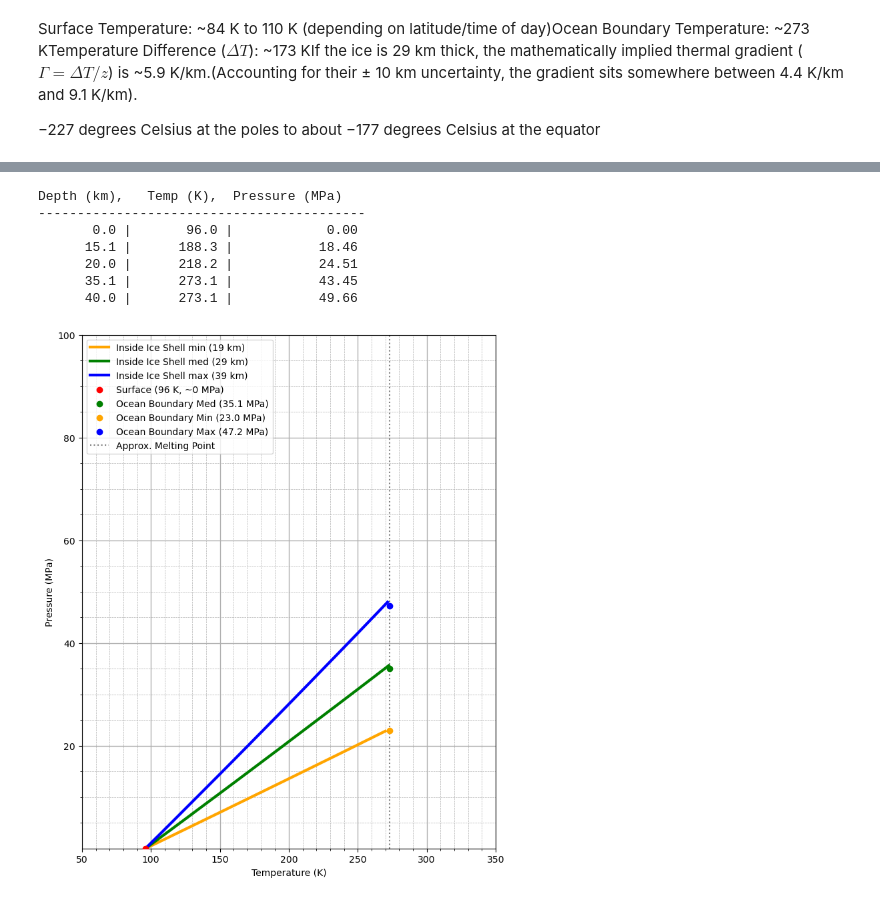
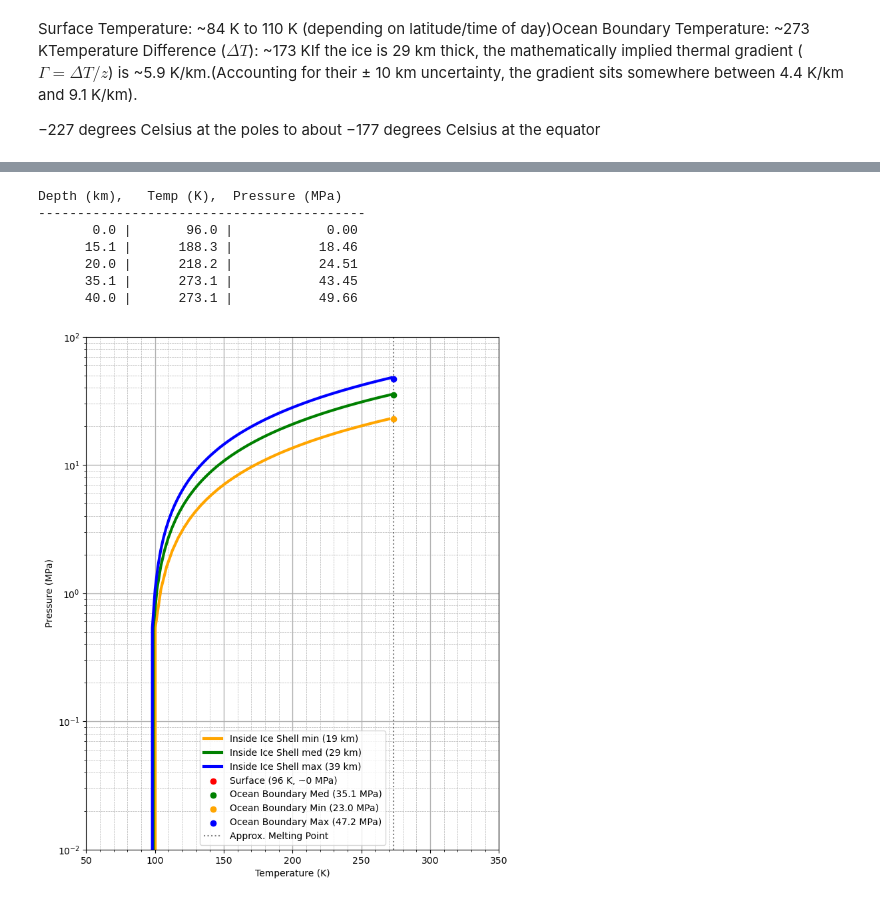
Before and after one commit to Forma-Damian/Europa_PINN, a Jupyter notebook: juno/juno2.ipynb, the cells around one changed output, grey strips where cells are left out. Cells and saved outputs as stored; diff of their text form; code cells hidden in the pictures.

```diff
--- a/juno/juno2.ipynb
+++ b/juno/juno2.ipynb
@@ -415,36 +412,36 @@ plt.plot(np.array(temperatures_med)[ice_mask1], np.array(pressures_mpa)[ice_mask
 plt.plot(np.array(temperatures_min)[ice_mask2], np.array(pressures_mpa)[ice_mask2],
          '-', linewidth=3, label="Inside Ice Shell max (39 km)", color='blue')
 
-# plt.yscale('log')
+plt.yscale('log')
 plt.xlim(50, 350)
 plt.ylim(0.01, 100)
 
 plt.scatter([T_SURF], [0.0], color='red', zorder=5, label='Surface (96 K, ~0 MPa)')
 
 p_boundary_med = (RHO_ICE * GRAVITY * (ICE_THICKNESS_KM[1] * 1000.0)) / 1e6
 plt.scatter([T_OCEAN], [p_boundary_med], color='green', zorder=5, label=f'Ocean Boundary Med ({p_boundary_med:.1f} MPa)')
 
 p_boundary_min = (RHO_ICE * GRAVITY * (ICE_THICKNESS_KM[0] * 1000.0)) / 1e6
 plt.scatter([T_OCEAN], [p_boundary_min], color='orange', zorder=5, label=f'Ocean Boundary Min ({p_boundary_min:.1f} MPa)')
 
 p_boundary_max = (RHO_ICE * GRAVITY * (ICE_THICKNESS_KM[2] * 1000.0)) / 1e6
 plt.scatter([T_OCEAN], [p_boundary_max], color='blue', zorder=5, label=f'Ocean Boundary Max ({p_boundary_max:.1f} MPa)')
 
 plt.axvline(x=273.15, color='k', linestyle=':', alpha=0.5, label='Approx. Melting Point')
 
 plt.xlabel("Temperature (K)")
 plt.ylabel("Pressure (MPa)")
 plt.minorticks_on()
 plt.grid(which='minor', linestyle='--', linewidth=0.5)
 plt.grid(which='major', linestyle='-', linewidth=1)
 plt.legend()
 plt.show()
 # %% [output]
 Depth (km),   Temp (K),  Pressure (MPa)
 ------------------------------------------
        0.0 |       96.0 |            0.00
       15.1 |      188.3 |           18.46
       20.0 |      218.2 |           24.51
       35.1 |      273.1 |           43.45
       40.0 |      273.1 |           49.66
-[figure, old version]
+[figure, new version]
```
Also changed, not shown: parts of 4 cells of this notebook, 57 other files.
